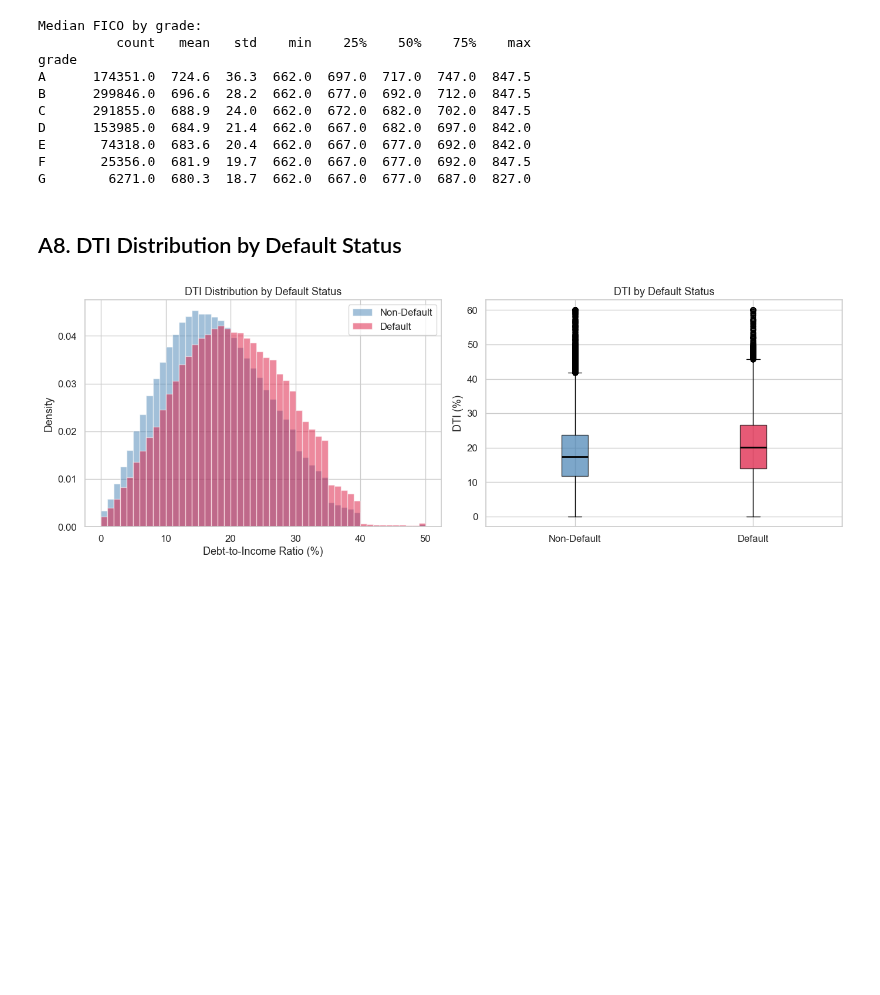
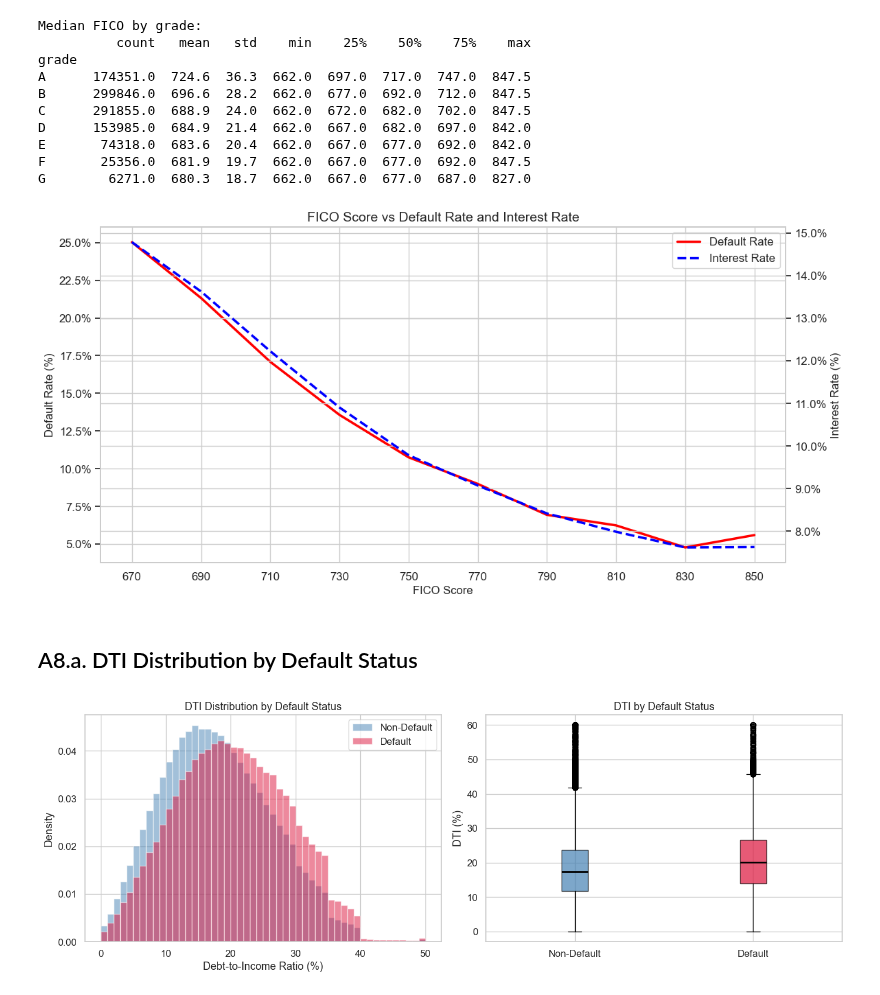
Before and after one commit to SungInCho/credit-risk-causal-analysis, a Jupyter notebook: notebooks/02_eda_and_features.ipynb, the cells around one changed output. Cells and saved outputs as stored; diff of their text form; code cells hidden in the pictures; blank space fills up the shorter version.

```diff
--- a/notebooks/02_eda_and_features.ipynb
+++ b/notebooks/02_eda_and_features.ipynb
@@ -329,8 +330,78 @@ D      153985.0  684.9  21.4  662.0  667.0  682.0  697.0  842.0
 E       74318.0  683.6  20.4  662.0  667.0  677.0  692.0  842.0
 F       25356.0  681.9  19.7  662.0  667.0  677.0  692.0  847.5
 G        6271.0  680.3  18.7  662.0  667.0  677.0  687.0  827.0
+# %%
+# FICO vs Interest rate & Default rate
+fico_min = int(np.floor(df['fico_mid'].min() / 20) * 20)
+fico_max = int(np.ceil(df['fico_mid'].max() / 20) * 20) + 20
+fico_bins = np.arange(fico_min, fico_max + 1, 20)
+
+df_plot = df.copy()
+df_plot['fico_bin'] = pd.cut(df_plot['fico_mid'], bins=fico_bins, right=False)
+
+df_plot['fico_bin_mid'] = df_plot['fico_bin'].apply(
+    lambda x: x.left + 10 if pd.notnull(x) else np.nan
+)
+
+fico_stats = (
+    df_plot.groupby('fico_bin_mid')
+    .agg(
+        n=('default', 'count'),
+        default_rate=('default', 'mean'),
+        int_rate=('int_rate', 'mean')
+    )
+    .reset_index()
+)
+
+# Plot
+fig, ax1 = plt.subplots(figsize=(12, 6))
+
+# Left: Default Rate
+line1 = ax1.plot(
+    fico_stats['fico_bin_mid'],
+    fico_stats['default_rate'] * 100,
+    linewidth=2.5,
+    color='red',
+    label='Default Rate'
+)
+
+ax1.set_xlabel('FICO Score', fontsize=12)
+ax1.set_ylabel('Default Rate (%)', fontsize=12)
+ax1.yaxis.set_major_formatter(mtick.PercentFormatter())
+ax1.grid(True)
+
+# Right: Interest Rate
+ax2 = ax1.twinx()
+
+line2 = ax2.plot(
+    fico_stats['fico_bin_mid'],
+    fico_stats['int_rate'],
+    linewidth=2.5,
+    linestyle='--',
+    color='blue',
+    label='Interest Rate'
+)
+
+ax2.set_ylabel('Interest Rate (%)', fontsize=12)
+ax2.yaxis.set_major_formatter(mtick.PercentFormatter())
+
+fico_x = fico_stats['fico_bin_mid'].tolist()
+ax1.set_xticks(fico_x)
+ax1.set_xticklabels([int(x) for x in fico_x])
+
+lines = line1 + line2
+labels = [l.get_label() for l in lines]
+ax1.legend(lines, labels, loc='upper right')
+
+plt.title('FICO Score vs Default Rate and Interest Rate', fontsize=14)
+plt.tight_layout()
+
+plt.savefig(f'{FIGURE_DIR}/fig07_fico_int_default.png', dpi=150, bbox_inches='tight')
+plt.show()
+# %% [output]
+[figure, added]
 # %% [markdown]
-## A8. DTI Distribution by Default Status
+## A8.a. DTI Distribution by Default Status
 # %%
 fig, axes = plt.subplots(1, 2, figsize=(14, 5))
 
```
Also changed, not shown: parts of 27 cells of this notebook, 16 other files.
